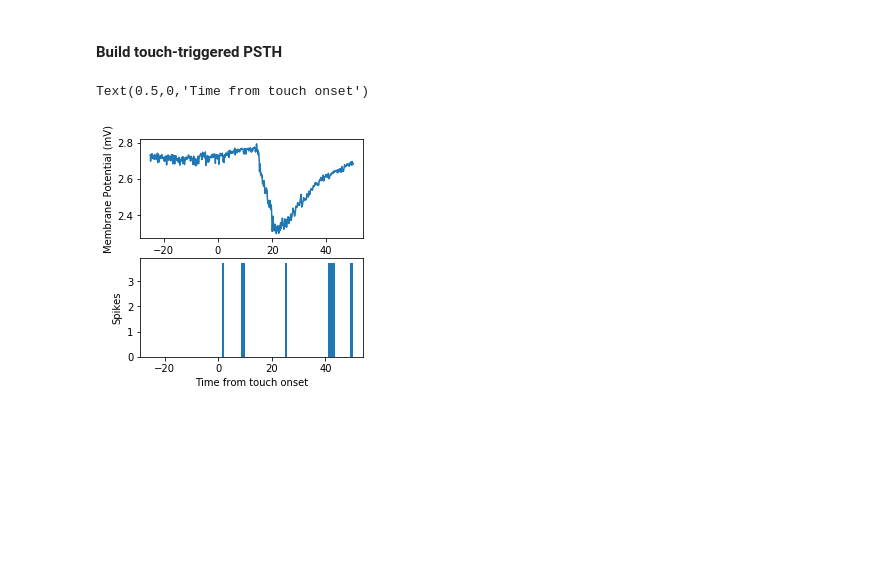
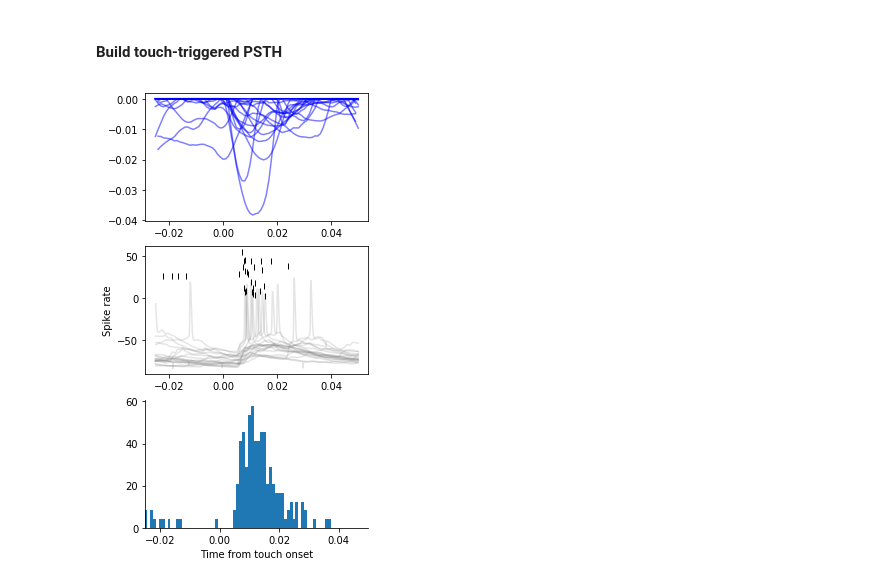
Before and after one commit to vathes/DJ-NWB-Yu-Gutnisky-2016, a Jupyter notebook: notebooks/Yu-Gutnisky-2016-example.ipynb, the cells around one changed output. Drawn from its saved outputs; the diff is of its cells as text; code cells hidden in the pictures; blank space fills up the shorter version.

```diff
--- a/notebooks/Yu-Gutnisky-2016-example.ipynb
+++ b/notebooks/Yu-Gutnisky-2016-example.ipynb
@@ -150,12 +260,35 @@ def build_PSTH(spike_times, timerange, bin_size=0.05):
+# %%
+# touch-aligned Vm
+touch_aligned_Vm, touch_aligned_vtvec = segment_timeseries(Vm, v_tvec, touch_onset, pre_touch, post_touch)
+# %%
+# touch-aligned Whisker Curvature
+touch_aligned_curvature, touch_aligned_btvec = segment_timeseries(whisk_curv, b_tvec, touch_onset, pre_touch, post_touch)
+# %%
+touch_aligned_curvature = [np.where((k - k[:1000].mean()) < 0, k - k.mean(), 0) for k in touch_aligned_curvature]
 # %%
-spk_rates, spk_edges = build_PSTH(touch_aligned_spikes, (t_vec[0], t_vec[-1]), bin_size=0.001)
+stacked_spikes, stacked_trials, spk_rates, spk_edges = build_raster_and_PSTH(
+    touch_aligned_spikes, (-pre_touch, post_touch), bin_size=0.001)
-# %%
-fig1cd, axs = plt.subplots(2, 1, figsize=(4, 4))
-axs[0].plot(t_vec, touch_aligned_Vm.mean(axis=0));
-axs[0].set_ylabel('Membrane Potential (mV)')
-axs[1].bar(spk_edges, spk_rates);
-axs[1].set_ylabel('Spikes')
-axs[1].set_xlabel('Time from touch onset');
-# %% [output]
-Text(0.5,0,'Time from touch onset')
-[figure, removed]
+# %%
+fig1cd, axs = plt.subplots(3, 1, figsize=(4, 8))
+
+rand_trials = np.random.randint(len(touch_aligned_curvature), size=20)
+
+for k in rand_trials:
+    axs[0].plot(touch_aligned_btvec[k], touch_aligned_curvature[k], color='b', alpha=0.5)
+
+for k in rand_trials:
+    axs[1].plot(touch_aligned_vtvec[k], touch_aligned_Vm[k], color='gray', alpha=0.2)
+
+axs[1].plot(stacked_spikes[:30], stacked_trials[:30], '|', color='k')
+axs[2].bar(spk_edges, spk_rates, width=0.001)
+axs[1].set_ylabel('Spike rate')
+for a in axs[:-1]:
+    a.set_xlim((-pre_touch, post_touch))
+    a.set_axis_off()
+    a.set_xlabel([])
+axs[-1].set_xlim((-pre_touch, post_touch))
+axs[-1].set_xlabel('Time from touch onset')
+axs[-1].spines["top"].set_visible(False)
+axs[-1].spines["right"].set_visible(False)
+# %% [output]
+[figure, added]
```
Also changed, not shown: parts of 47 cells of this notebook, 7 other files.
